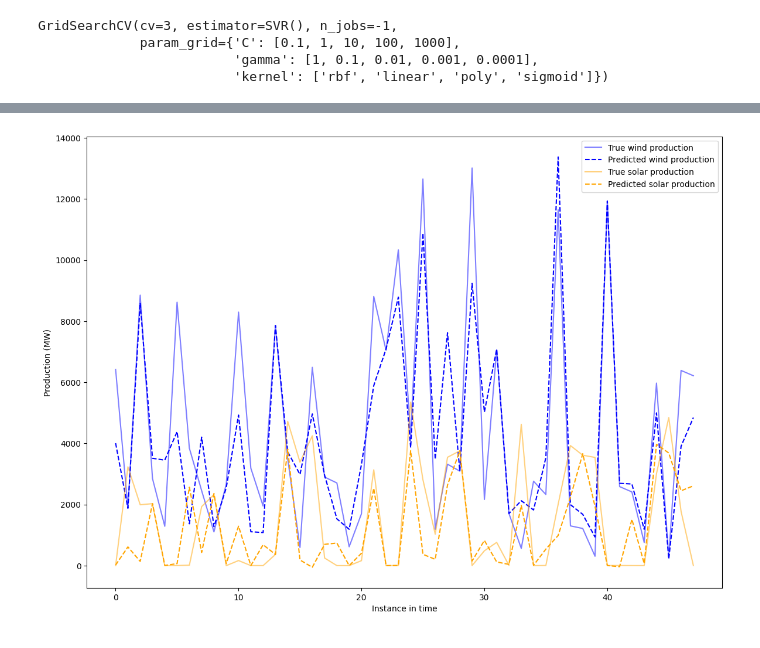
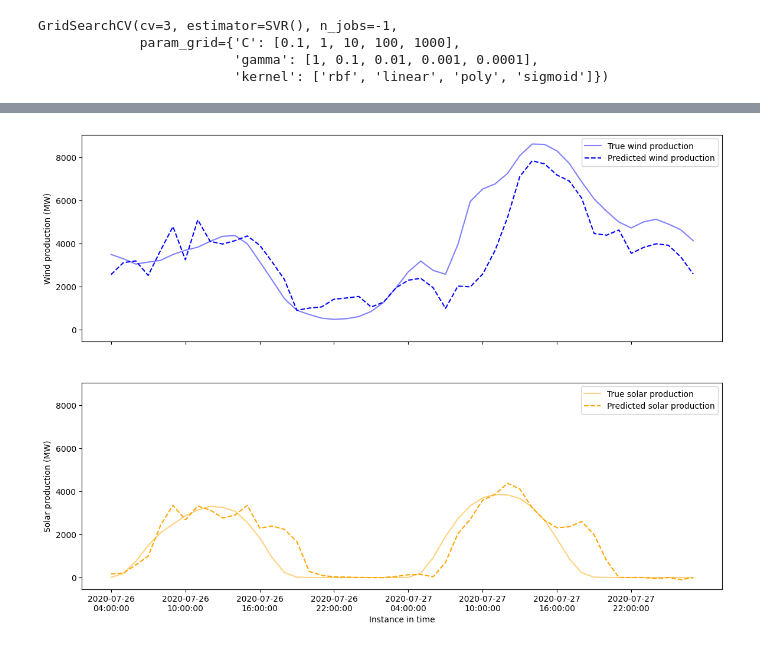
Before and after one commit to ibrahimmkhalid/data-228-project, a Jupyter notebook: model_svm.sync.ipynb, the cells around one changed output, grey strips where cells are left out. Cells and saved outputs as stored; diff of their text form; code cells hidden in the pictures.

```diff
--- a/model_svm.sync.ipynb
+++ b/model_svm.sync.ipynb
@@ -202,11 +197,12 @@ Total wind production : 6765109.836981131
 # %%
 grid_params = {
     "estimator__gamma": [1, 0.1, 0.01, 0.001, 0.0001],
+    "estimator__C": [0.1, 1, 10, 100, 1000]
 }
 # %%
 # selected params from above tests that were common in both wind and solar prediction
 grid = GridSearchCV(
-    MultiOutputRegressor(SVR(kernel="rbf", C=1000)),
+    MultiOutputRegressor(SVR(kernel="rbf")),
     grid_params,
     refit=True,
     n_jobs=-1,
@@ -234,31 +234,49 @@ y_true = y[:range_n]
-# %%
-plt.figure(figsize=(14, 10))
-plt.plot(
-    y_true["production_wind"].to_list(),
-    label="True wind production",
-    color="blue",
-    linestyle="solid",
-    alpha=0.5,
-)
-plt.plot(
-    y_pred[:, 0], label="Predicted wind production", color="blue", linestyle="dashed"
-)
-plt.plot(
-    y_true["production_solar"].to_list(),
-    label="True solar production",
-    color="orange",
-    linestyle="solid",
-    alpha=0.5,
-)
-plt.plot(
-    y_pred[:, 1], label="Predicted solar production", color="orange", linestyle="dashed"
-)
-plt.legend()
-plt.ylabel("Production (MW)")
-plt.xlabel("Instance in time")
-plt.show()
-# %% [output]
-[figure, removed]
+# %%
+start_n = 100
+range_n = 24 * 2 + start_n
+y_pred = grid.predict(X[start_n:range_n])
+y_true = y[start_n:range_n]
+# %%
+dates = pd.to_datetime(dates)
+selected_dates = dates[start_n:range_n:6]
+def format_date_time(dt):
+    return dt.strftime('%Y-%m-%d\n%H:%M:%S')
+formatted_dates = [format_date_time(dt) for dt in selected_dates]
+# %%
+fig, ax = plt.subplots(2, figsize=(14, 10), sharex=True, sharey=True)
+ax[0].plot(
+    dates[start_n:range_n],
+    y_true["production_wind"].to_list(),
+    label="True wind production",
+    color="blue",
+    linestyle="solid",
+    alpha=0.5,
+)
+ax[0].plot(
+    dates[start_n:range_n],
+    y_pred[:, 0], label="Predicted wind production", color="blue", linestyle="dashed"
+)
+ax[1].plot(
+    dates[start_n:range_n],
+    y_true["production_solar"].to_list(),
+    label="True solar production",
+    color="orange",
+    linestyle="solid",
+    alpha=0.5,
+)
+ax[1].plot(
+    dates[start_n:range_n],
+    y_pred[:, 1], label="Predicted solar production", color="orange", linestyle="dashed"
+)
+ax[0].legend()
+ax[1].legend()
+ax[0].set_ylabel("Wind production (MW)")
+ax[1].set_ylabel("Solar production (MW)")
+plt.xlabel("Instance in time")
+plt.xticks(selected_dates, formatted_dates)
+plt.show()
+# %% [output]
+[figure, added]
 # %%
 print("Total solar production:", np.sum(y_pred[:, 1]))
 print("Total wind production :", np.sum(y_pred[:, 0]))
```
Also changed, not shown: parts of 15 cells of this notebook, 1 other file.
